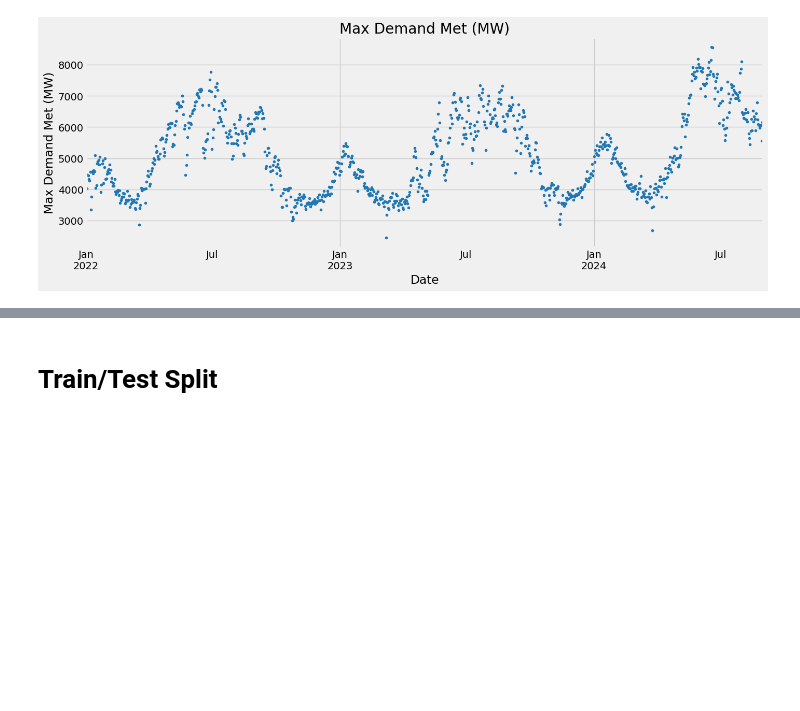
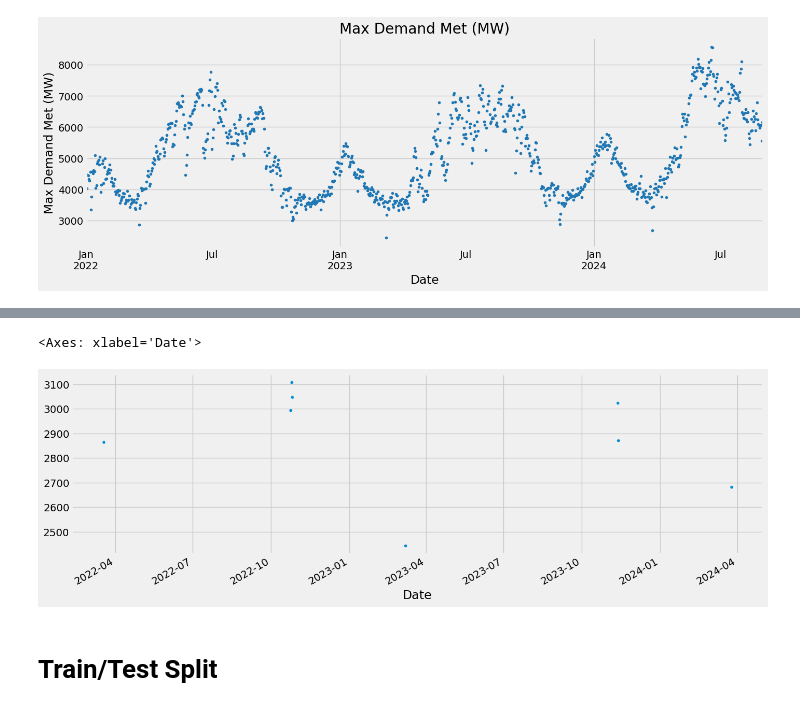
Before and after one commit to PiyushAgrawal626/SIH, a Jupyter notebook: sih-ps-1624.ipynb, the cells around one changed output, grey strips where cells are left out. Saved outputs shown, nothing was run; the diff lists cells and outputs as text; code cells hidden in the pictures; blank space fills up the shorter version.

```diff
--- a/sih-ps-1624.ipynb
+++ b/sih-ps-1624.ipynb
@@ -43,0 +60,5 @@ plt.show()
+# %%
+df.query('`Max Demand Met (MW)` < 3150')['Max Demand Met (MW)'].plot(figsize=(15,5), style='.')
+# %% [output]
+<Axes: xlabel='Date'>
+[figure, added]
```
Also changed, not shown: parts of 22 cells of this notebook.
